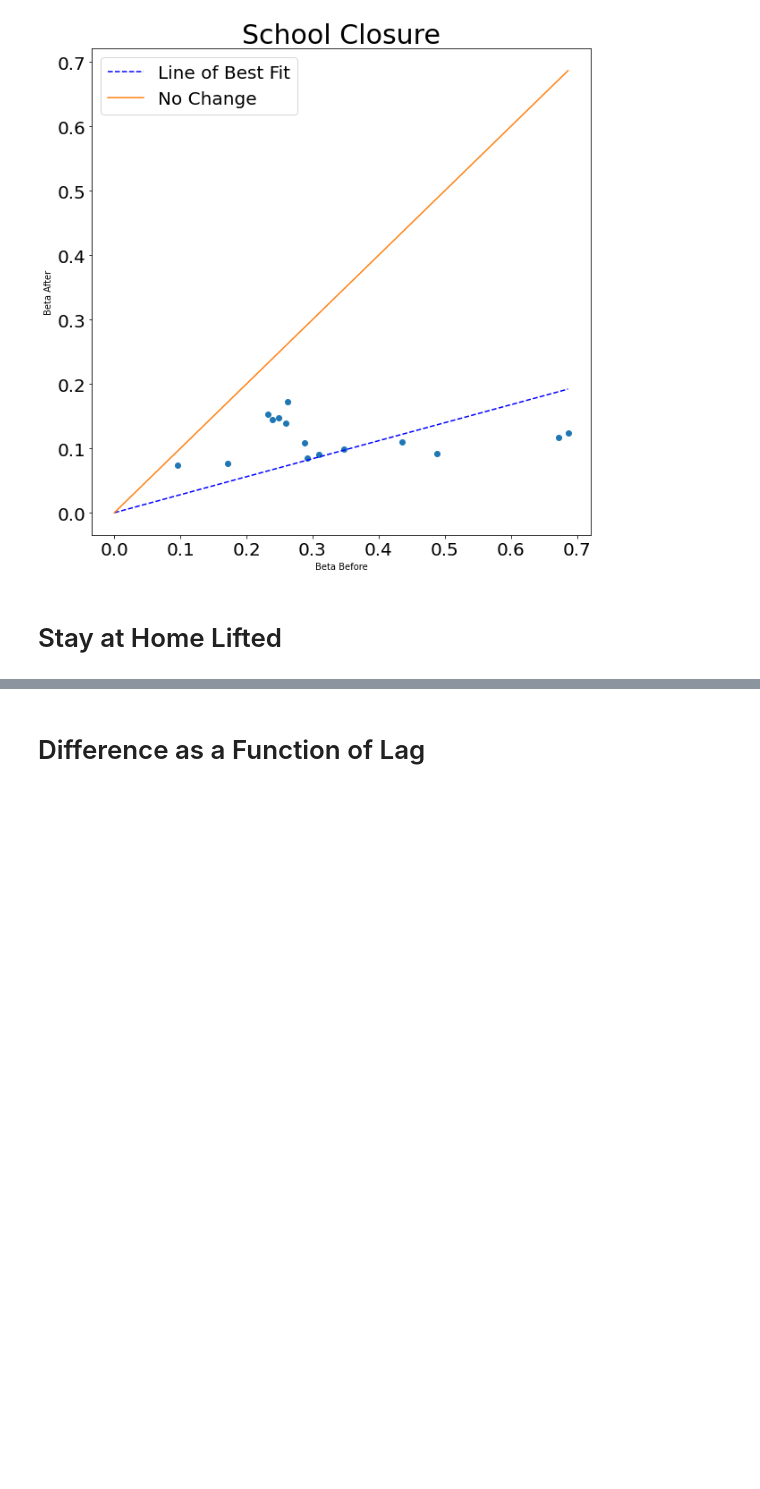
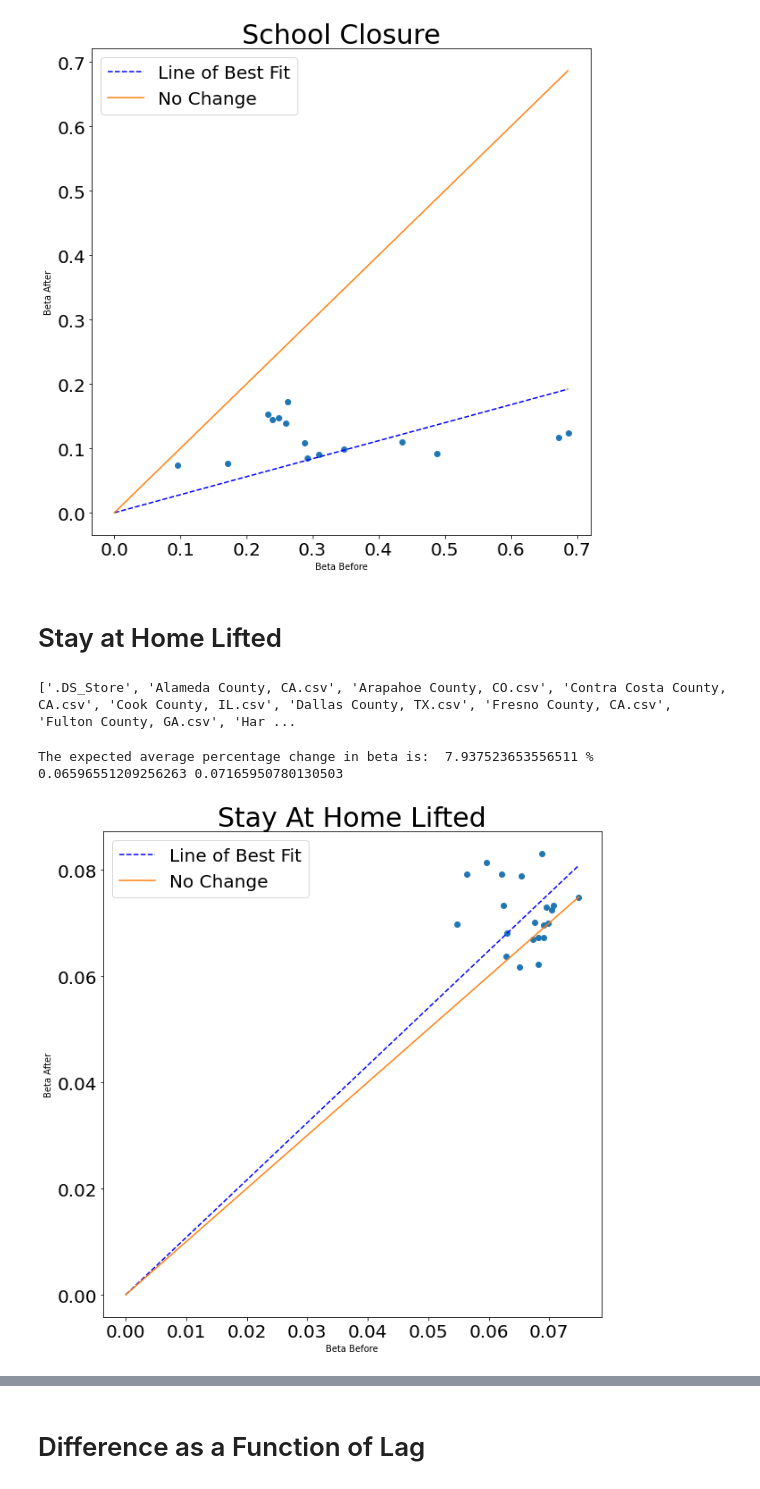
Before and after one commit to holiday-pettijohn/COVID-Tracking-Biola-Summer, a Jupyter notebook: Code/Determining Average Difference for Policies.ipynb, the cells around one changed output, grey strips where cells are left out. Cells and saved outputs as stored; diff of their text form; code cells hidden in the pictures; blank space fills up the shorter version.

```diff
--- a/Code/Determining Average Difference for Policies.ipynb
+++ b/Code/Determining Average Difference for Policies.ipynb
@@ -1512,36 +1547,37 @@ for file in arr:
 
 
     cState = file[file.index(',')+2:len(file) -4] #Get the state abbreviation
-    cName = convert[cState]
-    cCounty = file[0:file.index(',')] #Get the county name
+    if 'CA' in cState:
+        cName = convert[cState]
+        cCounty = file[0:file.index(',')] #Get the county name
 
-    #Change population based on the county you want to use
-    pop = int(getPopC(cCounty,cState))
-    numDays = len(infectRaw)
-    infect = infectRaw[0:numDays]
-    dead = deadRaw[0:numDays]
+        #Change population based on the county you want to use
+        pop = int(getPopC(cCounty,cState))
+        numDays = len(infectRaw)
+        infect = infectRaw[0:numDays]
+        dead = deadRaw[0:numDays]
 
-    gamma = getGamma(infect,dead)
-    nu = getNu(infect,dead)
-    q = 1 #0.0754
-    window = 13
-    hWin = window // 2
-    beta = getBeta(pop, q, infect, dead, window)
-    beta = betaWithKernel(beta)
-    #fig, ax = plt.subplots(figsize= (18,8))
-    #ax.plot(beta)
-    temp = dates.tolist()
-    pathc='../Data/State Closure Data/County Closure Data/'
+        gamma = getGamma(infect,dead)
+        nu = getNu(infect,dead)
+        q = 1 #0.0754
+        window = 13
+        hWin = window // 2
+        beta = getBeta(pop, q, infect, dead, window)
+        beta = betaWithKernel(beta)
+        #fig, ax = plt.subplots(figsize= (18,8))
+        #ax.plot(beta)
+        temp = dates.tolist()
+        pathc='../Data/State Closure Data/County Closure Data/'
 
-    #Change function call of mM to change the policy
-    mM = getStayAtHomeLifted(pathc+file, dates)
+        #Change function call of mM to change the policy
+        mM = getStayAtHomeLifted(pathc+file, dates)
 
 
-    #Get beta before and after, getting a 14 day average before and a 14 day average after, starting 7 days after the policy
-    for k in range(len(mM)):
-        tB, tA = getBetaDiffC(dates,mM[k], beta, infect, dead, pop, q, numDays, lag = 10)
-        bB.append(tB)
-        bA.append(tA)
+        #Get beta before and after, getting a 14 day average before and a 14 day average after, starting 7 days after the policy
+        for k in range(len(mM)):
+            tB, tA = getBetaDiffC(dates,mM[k], beta, infect, dead, pop, q, numDays, lag = 8)
+            bB.append(tB)
+            bA.append(tA)
 
 #Get rid of weird invalid cases
 i = 0
@@ -1580,30 +1616,36 @@ fig,ax = plt.subplots(figsize = (18,8))
 ax.plot(bB,bA, 'o')
 
 #Creating the line of best fit
 bB = np.array(bB)
 bB = bB[:,np.newaxis]
 
 bestFit = np.linalg.lstsq(bB,bA, rcond = None)[0]
 bA = np.array(bA)
 f = ax.figure
 f.set_figwidth(10)
 f.set_figheight(10)
 
 #Plotting Line of best fit
 x = np.linspace(0, bB.max())
 ax.plot(x,x*bestFit,color = "blue", linestyle = 'dashed', label = 'Line of Best Fit')
 plt.rc('xtick', labelsize=20)
 plt.rc('ytick', labelsize=20)
 
 #Plotting line y=x
 ax.plot([0,0,bB.max()],[0,0,bB.max()], label = 'No Change')
 
 #ax.axis([0,0.12,0,0.12])
 ax.set_xlabel("Beta Before")
 ax.set_title("Stay At Home Lifted", fontsize = 30)
 ax.set_ylabel("Beta After")
 ax.legend(fontsize = 20)
 
 print("The expected average percentage change in beta is: ", (float(bestFit)-1) * 100, "%")
 
 plt.savefig("Stay at Home Lifted.svg", dpi=200, facecolor='w', edgecolor='w',orientation='portrait', format="svg",transparent=False, bbox_inches=None, pad_inches=0.1, metadata=None)
+print(np.mean(bB), np.mean(bA))
+# %% [output]
+['.DS_Store', 'Alameda County, CA.csv', 'Arapahoe County, CO.csv', 'Contra Costa County, CA.csv', 'Cook County, IL.csv', 'Dallas County, TX.csv', 'Fresno County, CA.csv', 'Fulton County, GA.csv', 'Har ...
+The expected average percentage change in beta is:  7.937523653556511 %
+0.06596551209256263 0.07165950780130503
+[figure, added]
```
Also changed, not shown: parts of 5 cells of this notebook, 1 other file.
